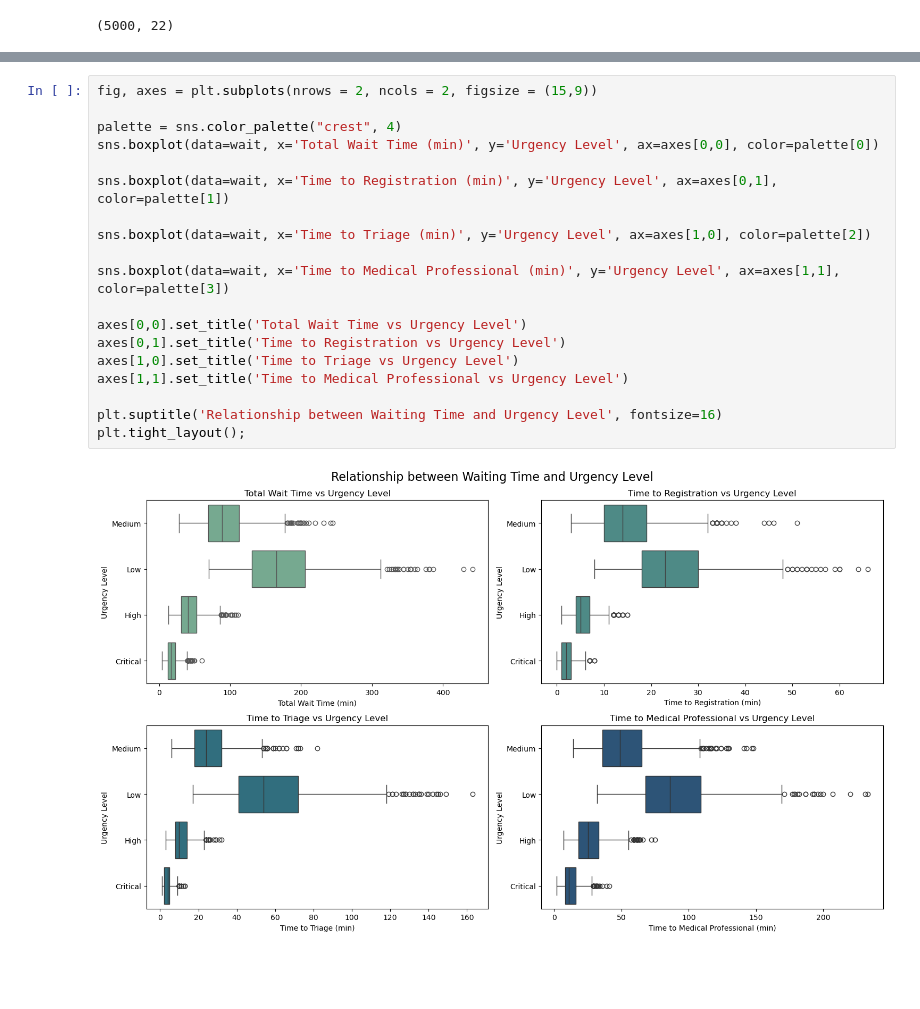
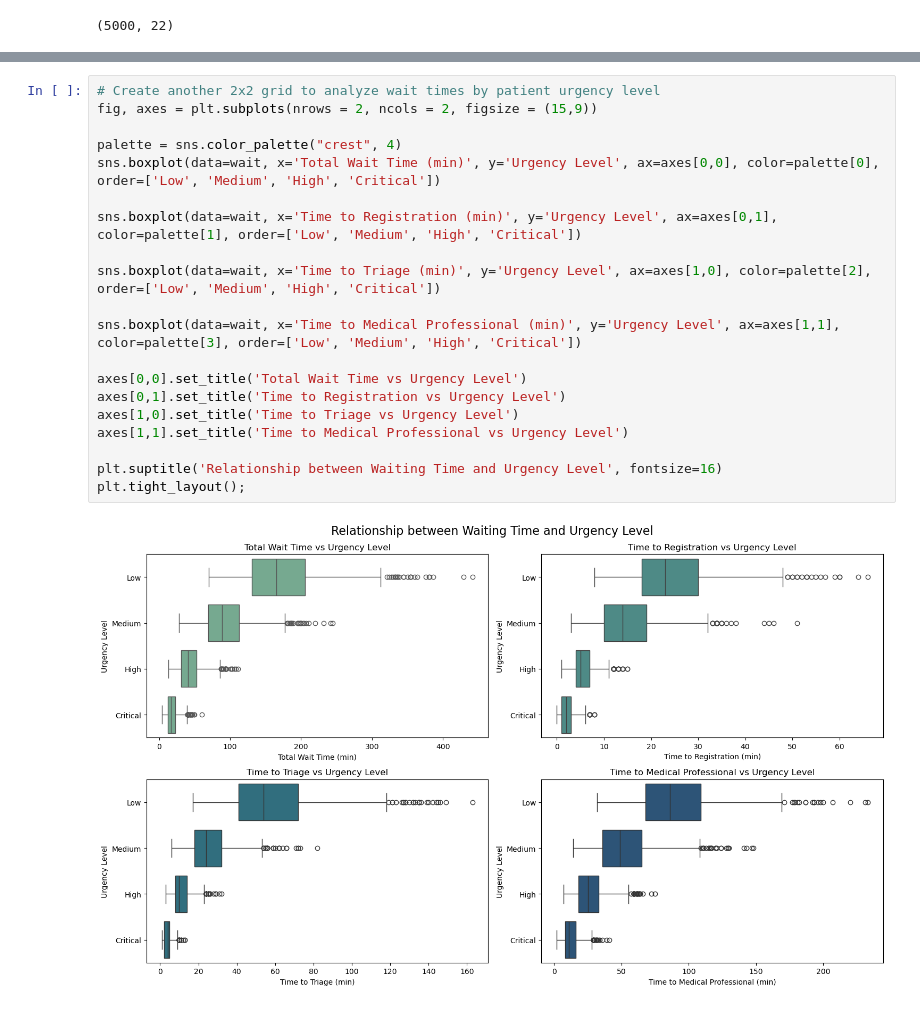
Before and after one commit to IreneDHA/Healthcare-WaitTime-Analysis, a Jupyter notebook: data_analysis.ipynb, the cells around one changed output, grey strips where cells are left out. Drawn from its saved outputs; the diff is of its cells as text; blank space fills up the shorter version.

```diff
--- a/data_analysis.ipynb
+++ b/data_analysis.ipynb
@@ -174,24 +231,25 @@ plt.tight_layout();
 # %% [output]
 [figure]
 # %%
+# Create another 2x2 grid to analyze wait times by patient urgency level
 fig, axes = plt.subplots(nrows = 2, ncols = 2, figsize = (15,9))
 
 palette = sns.color_palette("crest", 4)
-sns.boxplot(data=wait, x='Total Wait Time (min)', y='Urgency Level', ax=axes[0,0], color=palette[0])
+sns.boxplot(data=wait, x='Total Wait Time (min)', y='Urgency Level', ax=axes[0,0], color=palette[0], order=['Low', 'Medium', 'High', 'Critical'])
 
-sns.boxplot(data=wait, x='Time to Registration (min)', y='Urgency Level', ax=axes[0,1], color=palette[1])
+sns.boxplot(data=wait, x='Time to Registration (min)', y='Urgency Level', ax=axes[0,1], color=palette[1], order=['Low', 'Medium', 'High', 'Critical'])
 
-sns.boxplot(data=wait, x='Time to Triage (min)', y='Urgency Level', ax=axes[1,0], color=palette[2])
+sns.boxplot(data=wait, x='Time to Triage (min)', y='Urgency Level', ax=axes[1,0], color=palette[2], order=['Low', 'Medium', 'High', 'Critical'])
 
-sns.boxplot(data=wait, x='Time to Medical Professional (min)', y='Urgency Level', ax=axes[1,1], color=palette[3])
+sns.boxplot(data=wait, x='Time to Medical Professional (min)', y='Urgency Level', ax=axes[1,1], color=palette[3], order=['Low', 'Medium', 'High', 'Critical'])
 
 axes[0,0].set_title('Total Wait Time vs Urgency Level')
 axes[0,1].set_title('Time to Registration vs Urgency Level')
 axes[1,0].set_title('Time to Triage vs Urgency Level')
 axes[1,1].set_title('Time to Medical Professional vs Urgency Level')
 
 plt.suptitle('Relationship between Waiting Time and Urgency Level', fontsize=16)
 plt.tight_layout();
 # %% [output]
-[figure, old version]
+[figure, new version]
 # %%
```
Also changed, not shown: parts of 40 cells of this notebook, 8 other files.
